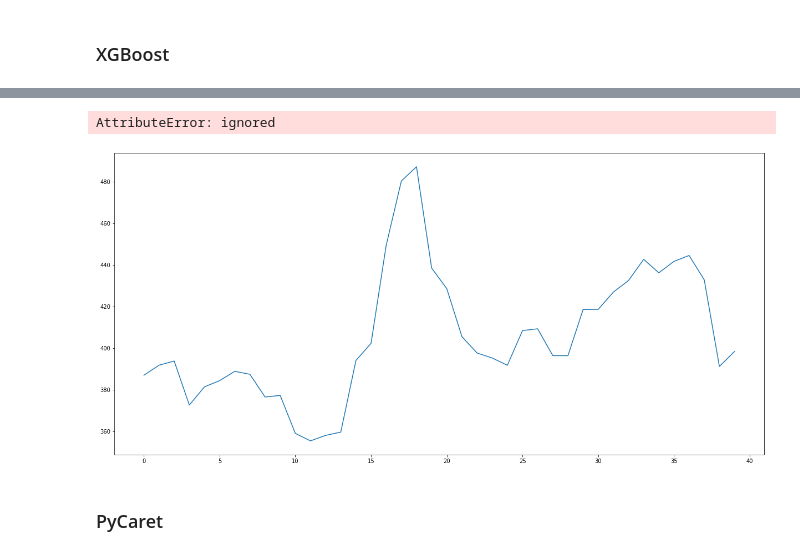
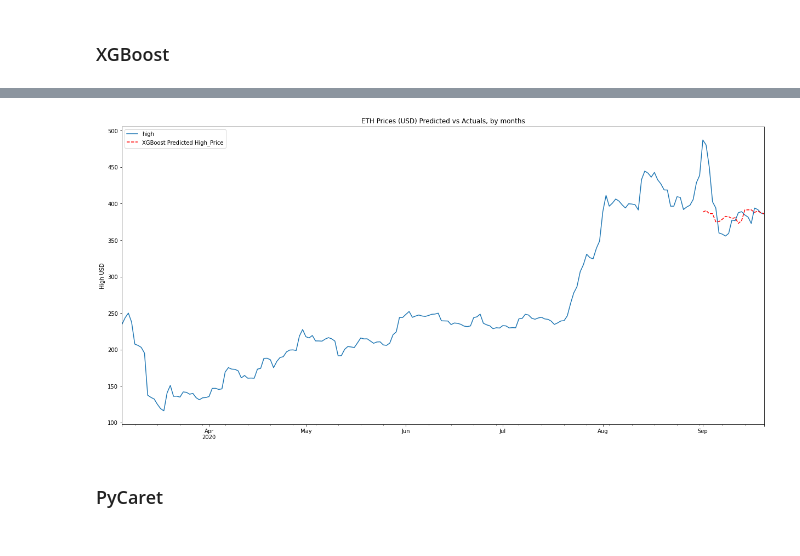
Before and after one commit to juan-ivan-NV/Btc_trading, a Jupyter notebook: Data_extraction_and_models_comparison.ipynb, the cells around one changed output, grey strips where cells are left out. Drawn from its saved outputs; the diff is of its cells as text; code cells hidden in the pictures.

```diff
--- a/Data_extraction_and_models_comparison.ipynb
+++ b/Data_extraction_and_models_comparison.ipynb
@@ -333,5 +322,5 @@ import statsmodels.api as sm'''
 # %%
 # ► Create a copy with values in reverse
 
-my_coin_high_a = (my_coin_high[10:].copy()).set_index('Date').iloc[::-1]
+my_coin_high_a = (my_coin[['Date','High']][:-20].copy()).set_index('Date')
 # %%
@@ -433,6 +404,3 @@ plt.show()
-# %%
-my_coin_high_train = my_coin[['High','Date']][40:][::-1]
-my_coin_high_test = my_coin[['High','Date']][:40][::-1]
 # %%
 # ► Function to bring more dates info to the xgboost model
 
@@ -491,15 +449,21 @@ array([382.4259 , 350.29596, 340.2986 , 343.27365, 344.8532 , 344.8532 ,
+# %%
+# ► Data frame with dates as index
+
+xgb_preds_df = (pd.DataFrame({'Date':my_coin_high_test.Date.values, 'xgb_forec':xgb_preds})).set_index('Date')
+# %%
+# ► Joining to the rest of predictions
+
+my_coin_forecast_cp = pd.concat([my_coin_forecast_cp,xgb_preds_df], axis = 1, sort = False)
 # %%
 plt.figure(figsize=(21,10))
-y_test.plot()
-xgb_preds.plot(color='r', ls='--', label='Predicted High_Price')
+my_coin_forecast_cp.high[-200:].plot()
+my_coin_forecast_cp.xgb_forec[-20:].plot(color='r', ls='--', label='XGBoost Predicted High_Price')
 plt.legend()
-plt.title('ETH Prices (USD) Predicted vs Actuals, by days')
+plt.title('ETH Prices (USD) Predicted vs Actuals, by months')
 plt.ylabel('High USD')
 plt.show()
-_ = y_test.plot(figsize=(22, 8))
 # %% [output]
-AttributeError: ignored
-[figure, old version]
+[figure, new version]
 # %% [markdown]
 ### PyCaret
 # %%
```
Also changed, not shown: parts of 10 cells of this notebook.
